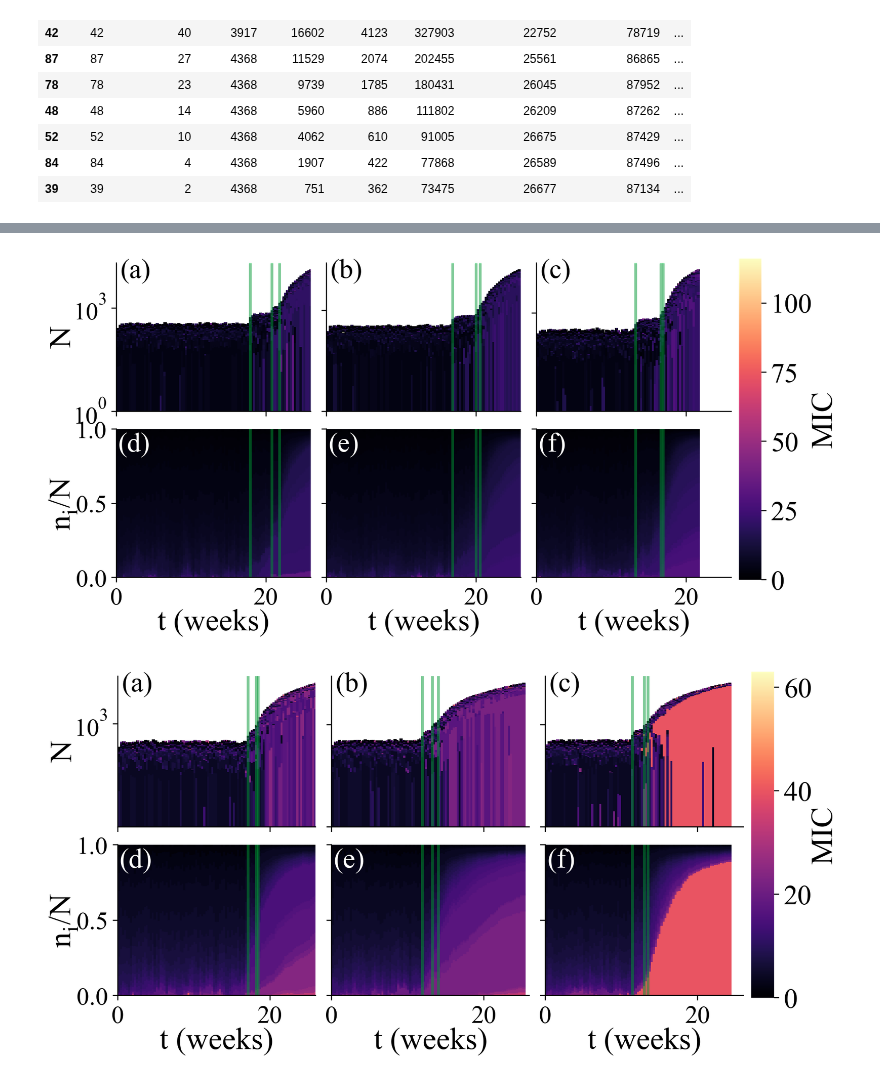
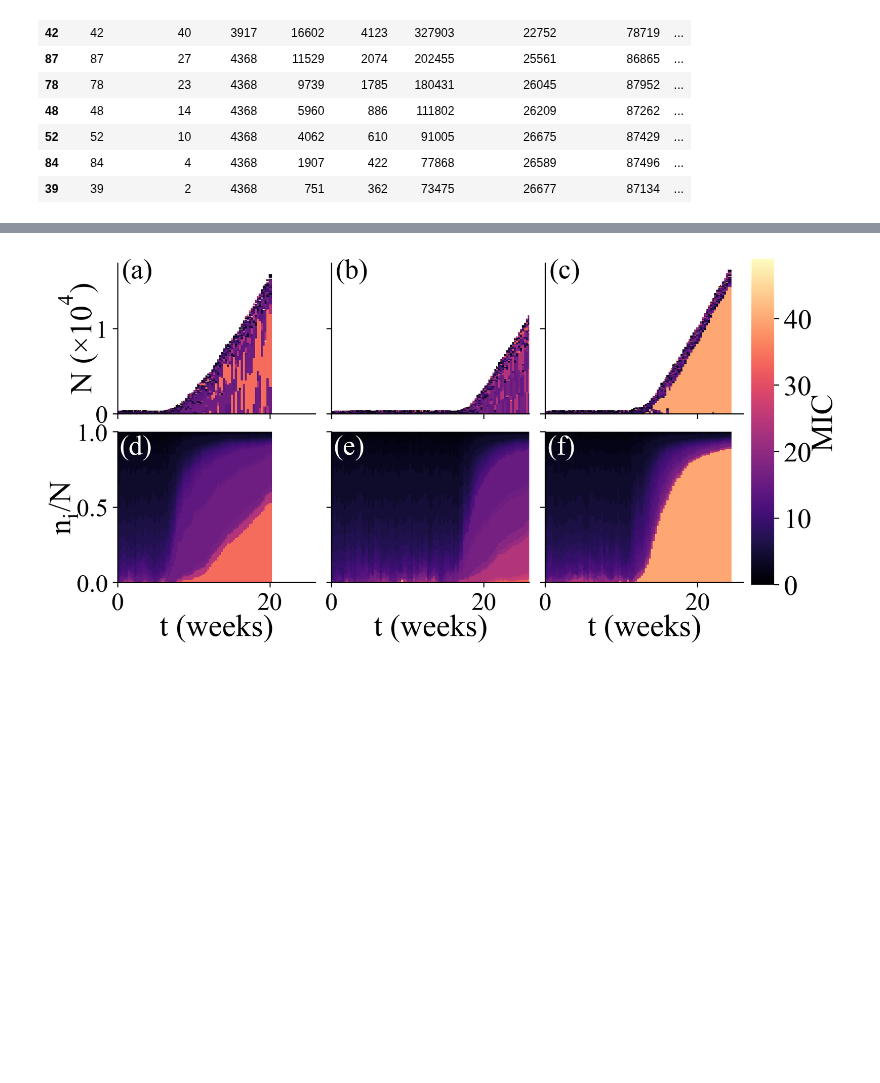
Before and after one commit to patricksinclair/multispecies_postprocessing, a Jupyter notebook: geno_distbs/varying_susceps/geno_distb_plotter.ipynb, the cells around one changed output, grey strips where cells are left out. Saved outputs shown, nothing was run; the diff lists cells and outputs as text; code cells hidden in the pictures; blank space fills up the shorter version.

Commit message:
updated shannon plots

```diff
--- a/geno_distbs/varying_susceps/geno_distb_plotter.ipynb
+++ b/geno_distbs/varying_susceps/geno_distb_plotter.ipynb
@@ -660,5 +639,5 @@ plot1x3GridOfGenoDistbs_wrt_t(pcres_14_run_b, N_max=n_max_2x2, geno_max=geno_max
 # %%
-def plot2x3GridOfGenoDistbs_wrt_t(geno_data_list, N_max, geno_max):
+def plot2x3GridOfGenoDistbs_wrt_t(geno_data_list, N_max, geno_max, log_scale=False):
     '''
     Plots a 2x3 grid of the remaining plots from the original 2x2 plots
 
@@ -667,7 +646,7 @@ def plot2x3GridOfGenoDistbs_wrt_t(geno_data_list, N_max, geno_max):
 
     '''
 
-    fig, axes = plt.subplots(2, 3, dpi=220, sharex=True)
+    fig, axes = plt.subplots(2, 3, dpi=220, sharex=True, sharey="row")
     plt.subplots_adjust(wspace=0.08, hspace=0.12)
     fig.set_size_inches(8,4.2)
     titleSize = 16
@@ -677,7 +656,10 @@ def plot2x3GridOfGenoDistbs_wrt_t(geno_data_list, N_max, geno_max):
     IDsize=12
 
     #y_label_list = ["N ($\\times 10^4$)", "N", "n$_i$/N"]
-    y_label_list = ["N"]*3 + ["n$_i$/N"]*3
+    if log_scale:
+        y_label_list = ["N"]*3 + ["n$_i$/N"]*3
+    else:
+        y_label_list = ["N $(\\times 10^4)$"]*3 + ["n$_i$/N"]*3
     letters = list(string.ascii_lowercase)[:6]
 
 
@@ -724,8 +706,9 @@ def plot2x3GridOfGenoDistbs_wrt_t(geno_data_list, N_max, geno_max):
             t_last = float(t)
             n_last = float(n_dict[t])
 
-        for nmh_t in new_mh_times[1:4]:
-            ax.axvline(nmh_t, ls="-", c='#009933', lw=2, alpha=0.5)
+        # add horizontal lines at times new microhabitats are added
+#         for nmh_t in new_mh_times[1:4]:
+#             ax.axvline(nmh_t, ls="-", c='#009933', lw=2, alpha=0.5)
 
         duration_weeks = duration/(24.*7) # rescale to weeks
 
@@ -735,7 +718,12 @@ def plot2x3GridOfGenoDistbs_wrt_t(geno_data_list, N_max, geno_max):
         ax.set_ylabel(y_label, fontsize=22, labelpad=-3)
         ax.tick_params(axis='both', labelsize=numbersize)
 
-        ax.semilogy()
+
+
+        if log_scale:
+            ax.semilogy()
+        else:
+            ax.ticklabel_format(axis='y', style='sci', scilimits=(0,0))
 
         ax.yaxis.get_offset_text().set_visible(False)
 #         ax.axhline(0.75*550, ls="-", c='b', lw=2, alpha=0.5)
@@ -797,8 +785,8 @@ def plot2x3GridOfGenoDistbs_wrt_t(geno_data_list, N_max, geno_max):
             n_last = float(n_dict[t])
 
 
-        for nmh_t in new_mh_times[1:4]:
-            ax.axvline(nmh_t, ls="-", c='#009933', lw=2, alpha=0.5)
+#         for nmh_t in new_mh_times[1:4]:
+#             ax.axvline(nmh_t, ls="-", c='#009933', lw=2, alpha=0.5)
 
         ax.set_ylim(0, 1.)
         ax.set_ylabel(y_label, fontsize=22, labelpad=-2)
@@ -820,8 +808,8 @@ def plot2x3GridOfGenoDistbs_wrt_t(geno_data_list, N_max, geno_max):
 
 
 #     plt.savefig('geno_distb_plots/1x3_plot_showcase_vs_t.pdf', bbox_inches="tight", dpi=330)
-    #plt.savefig('ms_paper_plots/2x3_plot_showcase_vs_t.pdf', bbox_inches="tight", dpi=330)
+    plt.savefig('ms_paper_plots/2x3_plot_showcase_vs_t_low_migration.pdf', bbox_inches="tight", dpi=330)
     plt.show()
 
 
-plot2x3GridOfGenoDistbs_wrt_t(geno_2x3_plot_data, N_max=n_max_2x2, geno_max=geno_max_2x2)
+#plot2x3GridOfGenoDistbs_wrt_t(geno_2x3_plot_data, N_max=n_max_2x2, geno_max=geno_max_2x2)
@@ -830,9 +816,8 @@ plot2x3GridOfGenoDistbs_wrt_t(geno_2x3_plot_data, N_max=n_max_2x2, geno_max=geno
 # %%
-plot2x3GridOfGenoDistbs_wrt_t(geno_2x3_plot_data_regular_r_mig, N_max=n_max_2x3_16pc,           geno_max=geno_max_2x3_16pc)
-plot2x3GridOfGenoDistbs_wrt_t(geno_2x3_plot_data_low_r_mig,     N_max=n_max_2x3_16pc_low_r_mig, geno_max=geno_max_2x3_16pc_low_r_mig)
+#plot2x3GridOfGenoDistbs_wrt_t(geno_2x3_plot_data_regular_r_mig, N_max=n_max_2x3_16pc,           geno_max=geno_max_2x3_16pc)
+plot2x3GridOfGenoDistbs_wrt_t(geno_2x3_plot_data_low_r_mig,     N_max=n_max_2x3_16pc_low_r_mig, geno_max=geno_max_2x3_16pc_low_r_mig, log_scale=False)
 # %% [output]
-[figure, old version]
+[figure, new version]
-[figure, removed]
 # %%
 def get_avg_plateau_time(event_counters, pc_res, suffix=""):
     '''
```
Also changed, not shown: parts of 13 cells of this notebook, 6 other files.
